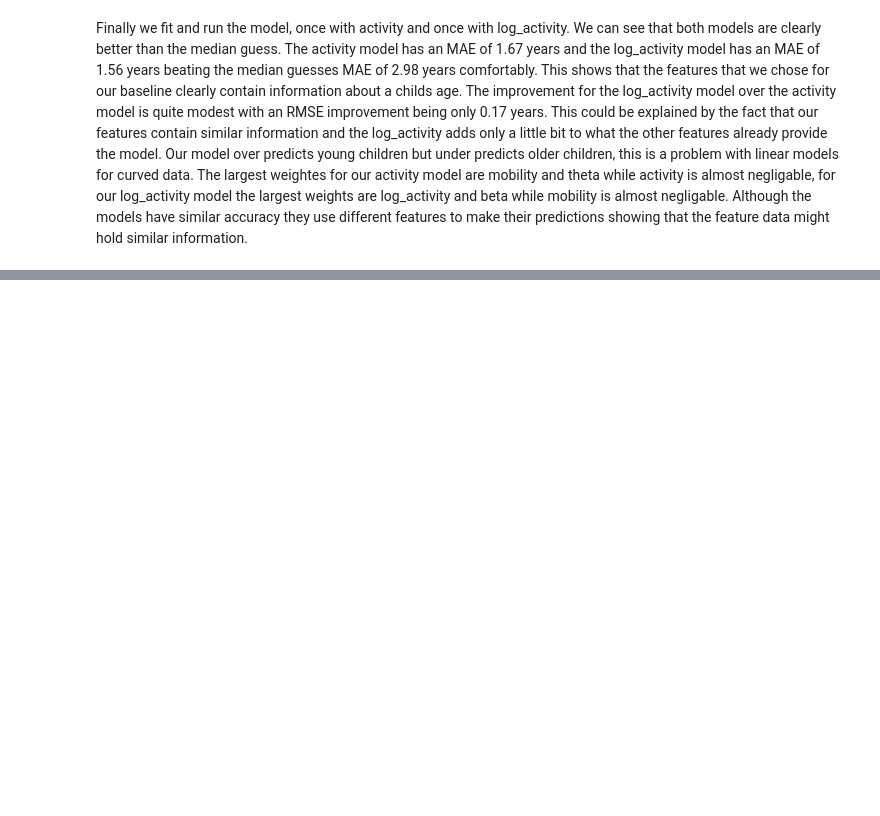
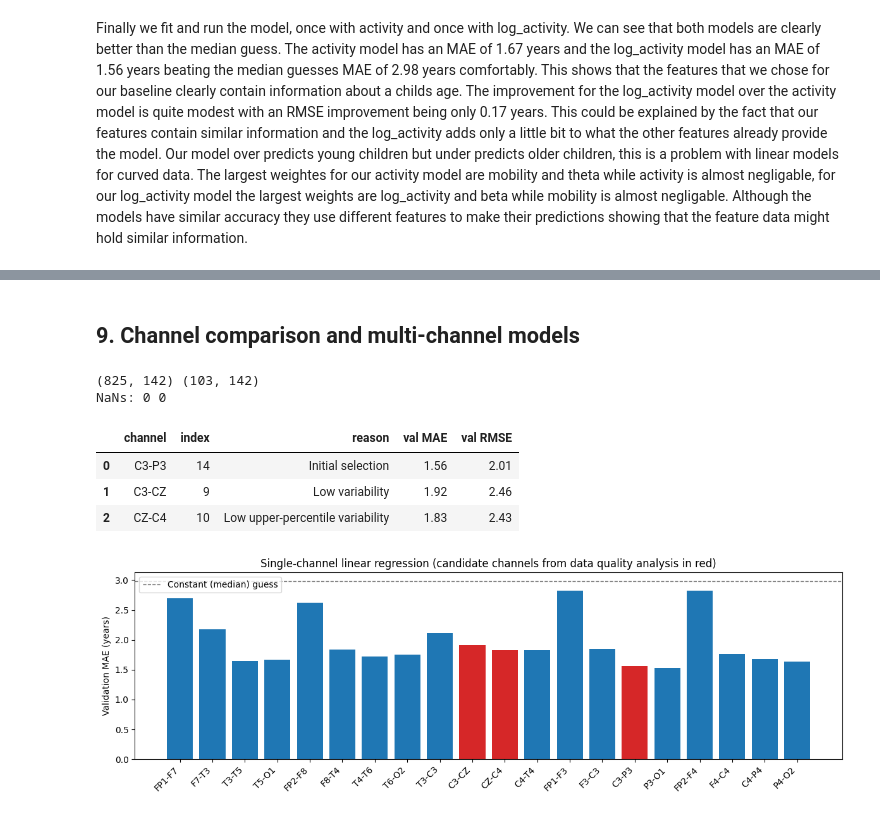
Before and after one commit to hilduAgl/brain-age-eeg, a Jupyter notebook: notebooks/baseline.ipynb, the cells around one changed output, grey strips where cells are left out. Drawn from its saved outputs; the diff is of its cells as text; code cells hidden in the pictures; blank space fills up the shorter version.

```diff
--- a/notebooks/baseline.ipynb
+++ b/notebooks/baseline.ipynb
@@ -325,0 +376,71 @@ Finally we fit and run the model, once with activity and once with log_activity.
+# %% [markdown]
+## 9. Channel comparison and multi-channel models
+# %%
+from tqdm.auto import tqdm
+from sklearn.linear_model import RidgeCV
+from sklearn.metrics import mean_squared_error
+
+FEATS = ["log_activity", "mobility", "complexity", "delta", "theta", "alpha", "beta"]
+montage = ['FP1-F7', 'F7-T3', 'T3-T5', 'T5-O1', 'FP2-F8', 'F8-T4', 'T4-T6', 'T6-O2',
+           'T3-C3', 'C3-CZ', 'CZ-C4', 'C4-T4', 'FP1-F3', 'F3-C3', 'C3-P3', 'P3-O1',
+           'FP2-F4', 'F4-C4', 'C4-P4', 'P4-O2']   # same order as eda.ipynb
+# %%
+def extract_all_channels(entry):
+    fname = entry[4].replace(".edf", ".pt")
+    eeg = torch.load(os.path.join(EEG_DIR, fname)).float()[:, :WINDOW_S * RESAMPLING_RATE].numpy()
+    row = {"subject": fname[:-3], "age": entry[3]}
+    for ch in range(20):
+        a, m, c = hjorth(eeg[ch])
+        row[f"log_activity_{ch}"] = np.log(a + 1e-6)
+        row[f"mobility_{ch}"] = m
+        row[f"complexity_{ch}"] = c
+        for band, (lo, hi) in BANDS.items():
+            row[f"{band}_{ch}"] = band_power(eeg[ch], RESAMPLING_RATE, lo, hi)[1]
+    return row
+
+WINDOW_S = 300
+train_all = pd.DataFrame([extract_all_channels(e) for e in tqdm(train_data)])
+val_all = pd.DataFrame([extract_all_channels(e) for e in tqdm(val_data)])
+
+train_all.to_csv(os.path.join(FEATURE_DIR, "features_all_train.csv"), index=False)
+val_all.to_csv(os.path.join(FEATURE_DIR, "features_all_val.csv"), index=False)
+
+print(train_all.shape, val_all.shape)
+print("NaNs:", train_all.isna().sum().sum(), val_all.isna().sum().sum())
+# %% [output]
+(825, 142) (103, 142)
+NaNs: 0 0
+# %%
+def fit_eval(cols, model=None, log_target=False):
+    pipe = make_pipeline(StandardScaler(), model if model is not None else LinearRegression())
+    y_tr = np.log(train_all["age"]) if log_target else train_all["age"]
+    pipe.fit(train_all[cols], y_tr)
+    pred = pipe.predict(val_all[cols])
+    if log_target:
+        pred = np.exp(pred)
+    mae = mean_absolute_error(val_all["age"], pred)
+    rmse = np.sqrt(mean_squared_error(val_all["age"], pred))
+    return mae, rmse, pred
+# %%
+candidates = {"C3-P3": (14, "Initial selection"), "C3-CZ": (9, "Low variability"),
+              "CZ-C4": (10, "Low upper-percentile variability")}   # candidates from the channel-quality analysis in eda.ipynb
+rows = []
+for name, (ch, reason) in candidates.items():
+    mae, rmse, _ = fit_eval([f"{f}_{ch}" for f in FEATS])
+    rows.append({"channel": name, "index": ch, "reason": reason, "val MAE": mae, "val RMSE": rmse})
+display(pd.DataFrame(rows).round(2))
+
+ch_mae = [fit_eval([f"{f}_{ch}" for f in FEATS])[0] for ch in range(20)]
+colors = ["tab:red" if ch in (9, 10, 14) else "tab:blue" for ch in range(20)]
+plt.figure(figsize=(12, 4))
+plt.bar(montage, ch_mae, color=colors)
+plt.axhline(2.98, color="gray", linestyle="--", linewidth=1, label="Constant (median) guess")
+plt.ylabel("Validation MAE (years)")
+plt.title("Single-channel linear regression (candidate channels from data quality analysis in red)")
+plt.xticks(rotation=45, ha="right"); plt.legend(); plt.tight_layout(); plt.show()
+# %% [output]
+|  | channel | index | reason | val MAE | val RMSE |
+| 0 | C3-P3 | 14 | Initial selection | 1.56 | 2.01 |
+| 1 | C3-CZ | 9 | Low variability | 1.92 | 2.46 |
+| 2 | CZ-C4 | 10 | Low upper-percentile variability | 1.83 | 2.43 |
+[figure, added]
```
Also changed, not shown: parts of 7 cells of this notebook.
